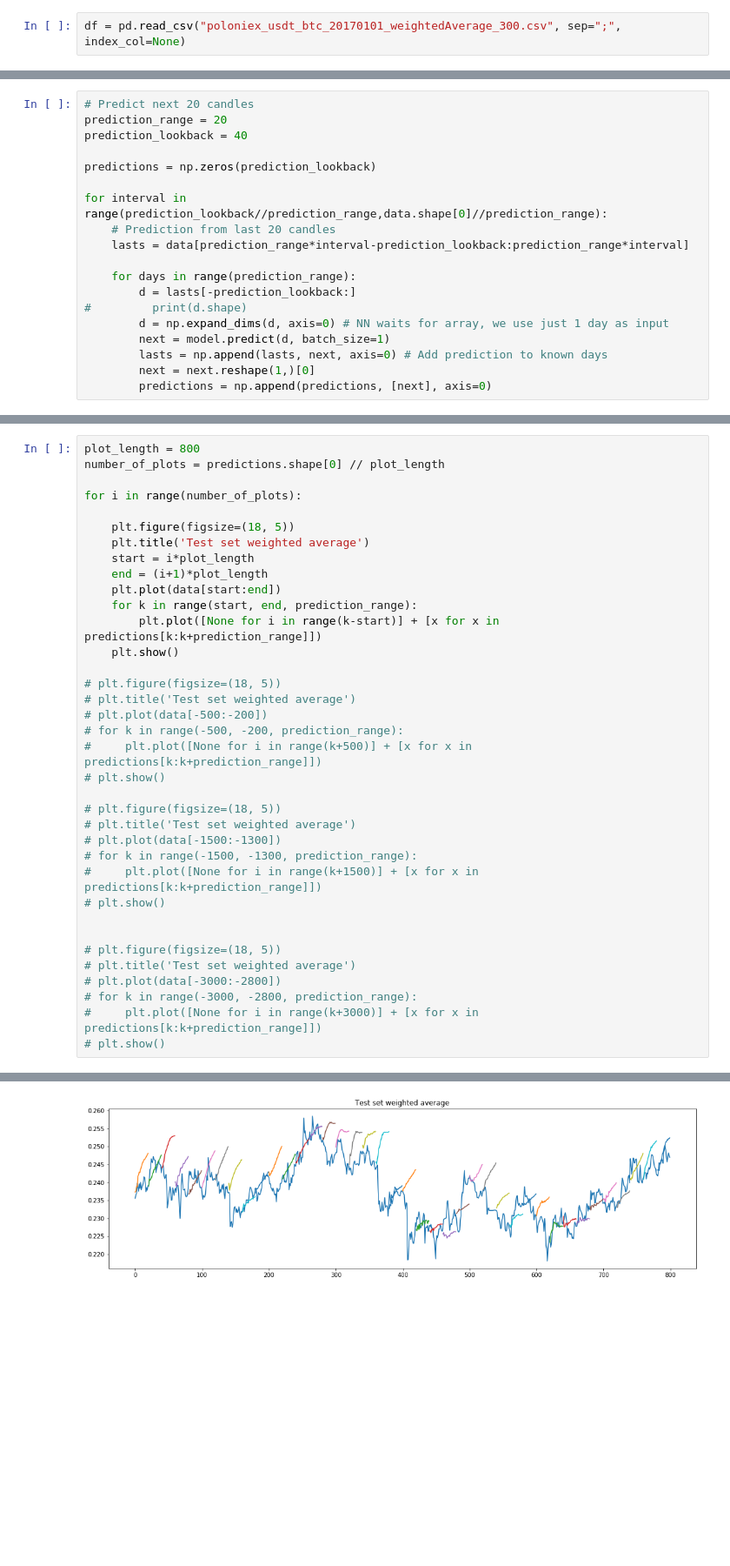
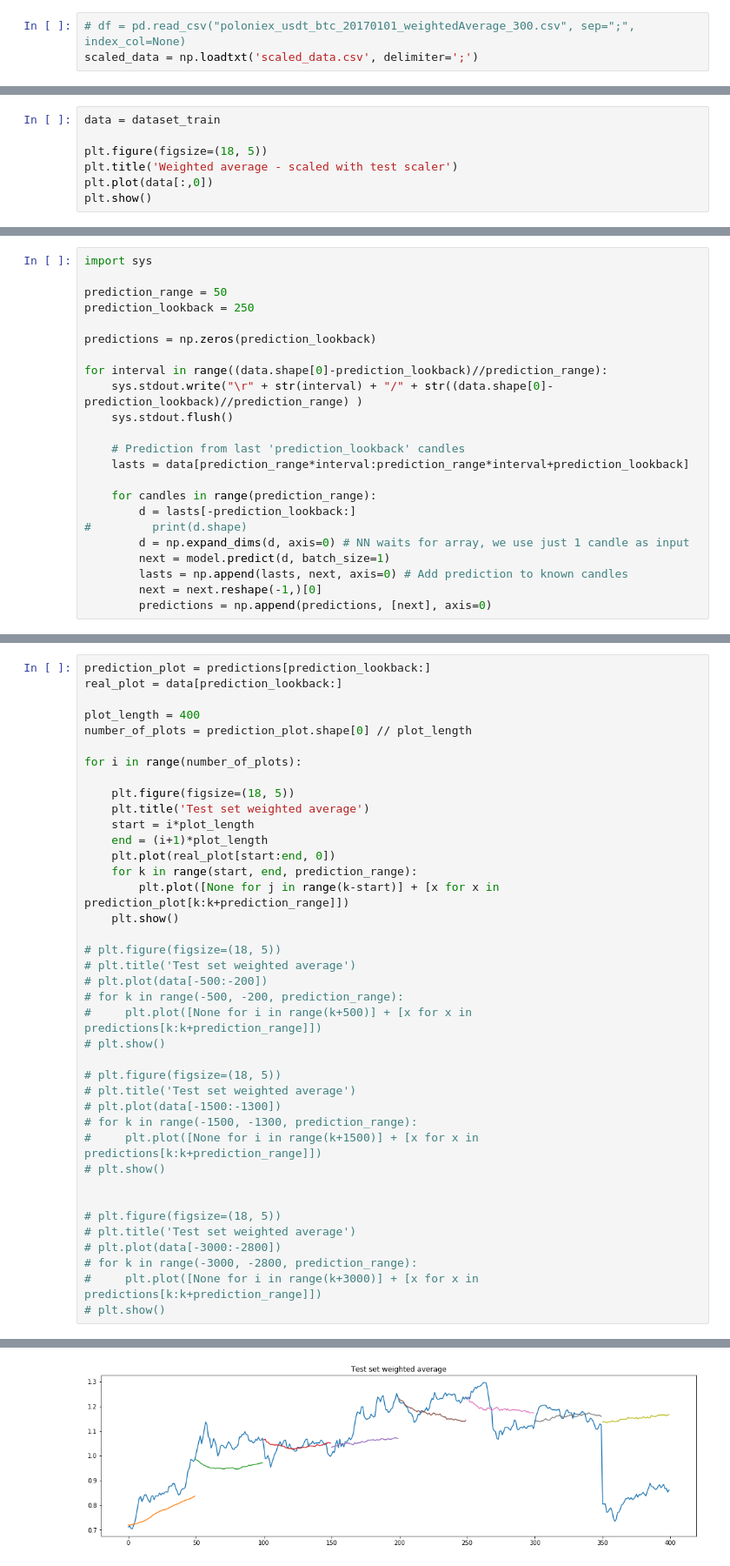
Before and after one commit to bana513/DeepLearningHomework, a Jupyter notebook: Prediction.ipynb, the cells around one changed output, grey strips where cells are left out. Shown at 87% size. Cells and saved outputs as stored; diff of their text form; blank space fills up the shorter version.

```diff
--- a/Prediction.ipynb
+++ b/Prediction.ipynb
@@ -11,4 +24,5 @@ model = load_model('model.h5')
 model.load_weights("weights.hdf5")
 scaler = joblib.load("scaler.save")
 # %%
-df = pd.read_csv("poloniex_usdt_btc_20170101_weightedAverage_300.csv", sep=";", index_col=None)
+# df = pd.read_csv("poloniex_usdt_btc_20170101_weightedAverage_300.csv", sep=";", index_col=None)
+scaled_data = np.loadtxt('scaled_data.csv', delimiter=';')
@@ -52,0 +95,7 @@ print(data.shape)
+# %%
+data = dataset_train
+
+plt.figure(figsize=(18, 5))
+plt.title('Weighted average - scaled with test scaler')
+plt.plot(data[:,0])
+plt.show()
@@ -53,19 +104,23 @@ print(data.shape)
 # %%
-# Predict next 20 candles
-prediction_range = 20
-prediction_lookback = 40
+import sys
+
+prediction_range = 50
+prediction_lookback = 250
 
 predictions = np.zeros(prediction_lookback)
 
-for interval in range(prediction_lookback//prediction_range,data.shape[0]//prediction_range):
-    # Prediction from last 20 candles
-    lasts = data[prediction_range*interval-prediction_lookback:prediction_range*interval]
+for interval in range((data.shape[0]-prediction_lookback)//prediction_range):
+    sys.stdout.write("\r" + str(interval) + "/" + str((data.shape[0]-prediction_lookback)//prediction_range) )
+    sys.stdout.flush()
 
-    for days in range(prediction_range):
+    # Prediction from last 'prediction_lookback' candles
+    lasts = data[prediction_range*interval:prediction_range*interval+prediction_lookback]
+
+    for candles in range(prediction_range):
         d = lasts[-prediction_lookback:]
 #         print(d.shape)
-        d = np.expand_dims(d, axis=0) # NN waits for array, we use just 1 day as input
+        d = np.expand_dims(d, axis=0) # NN waits for array, we use just 1 candle as input
         next = model.predict(d, batch_size=1)
-        lasts = np.append(lasts, next, axis=0) # Add prediction to known days
-        next = next.reshape(1,)[0]
+        lasts = np.append(lasts, next, axis=0) # Add prediction to known candles
+        next = next.reshape(-1,)[0]
         predictions = np.append(predictions, [next], axis=0)
@@ -80,6 +138,9 @@ print(prediction_lookback,data.shape[0]//prediction_range)
 # %%
-plot_length = 800
-number_of_plots = predictions.shape[0] // plot_length
+prediction_plot = predictions[prediction_lookback:]
+real_plot = data[prediction_lookback:]
+
+plot_length = 400
+number_of_plots = prediction_plot.shape[0] // plot_length
 
 for i in range(number_of_plots):
 
@@ -87,9 +148,9 @@ for i in range(number_of_plots):
     plt.title('Test set weighted average')
     start = i*plot_length
     end = (i+1)*plot_length
-    plt.plot(data[start:end])
+    plt.plot(real_plot[start:end, 0])
     for k in range(start, end, prediction_range):
-        plt.plot([None for i in range(k-start)] + [x for x in predictions[k:k+prediction_range]])
+        plt.plot([None for j in range(k-start)] + [x for x in prediction_plot[k:k+prediction_range]])
     plt.show()
 
 # plt.figure(figsize=(18, 5))
@@ -128 +189 @@ for i in range(number_of_plots):
-[figure, old version]
+[figure, new version]
```
Also changed, not shown: parts of 14 cells of this notebook, 5 other files.
